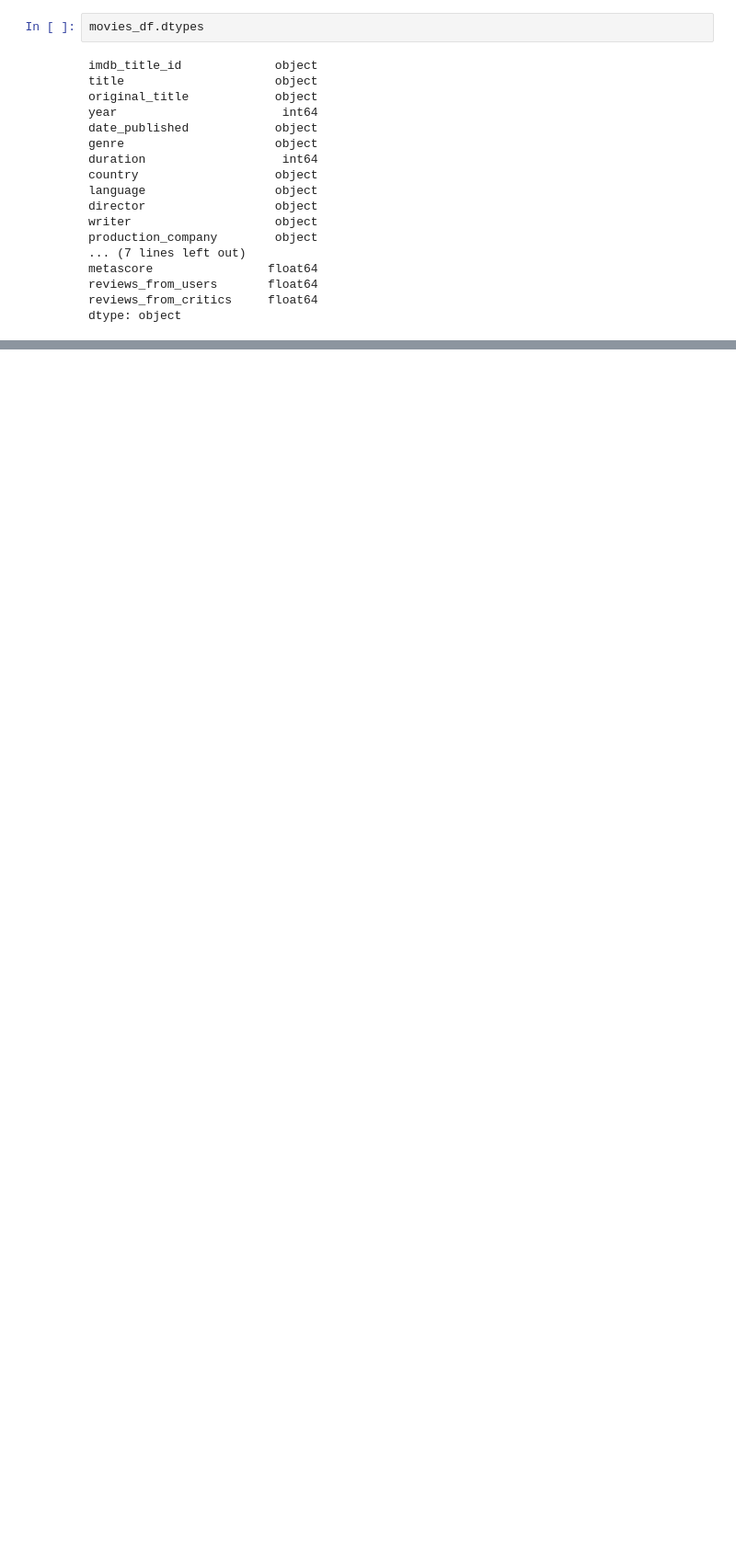
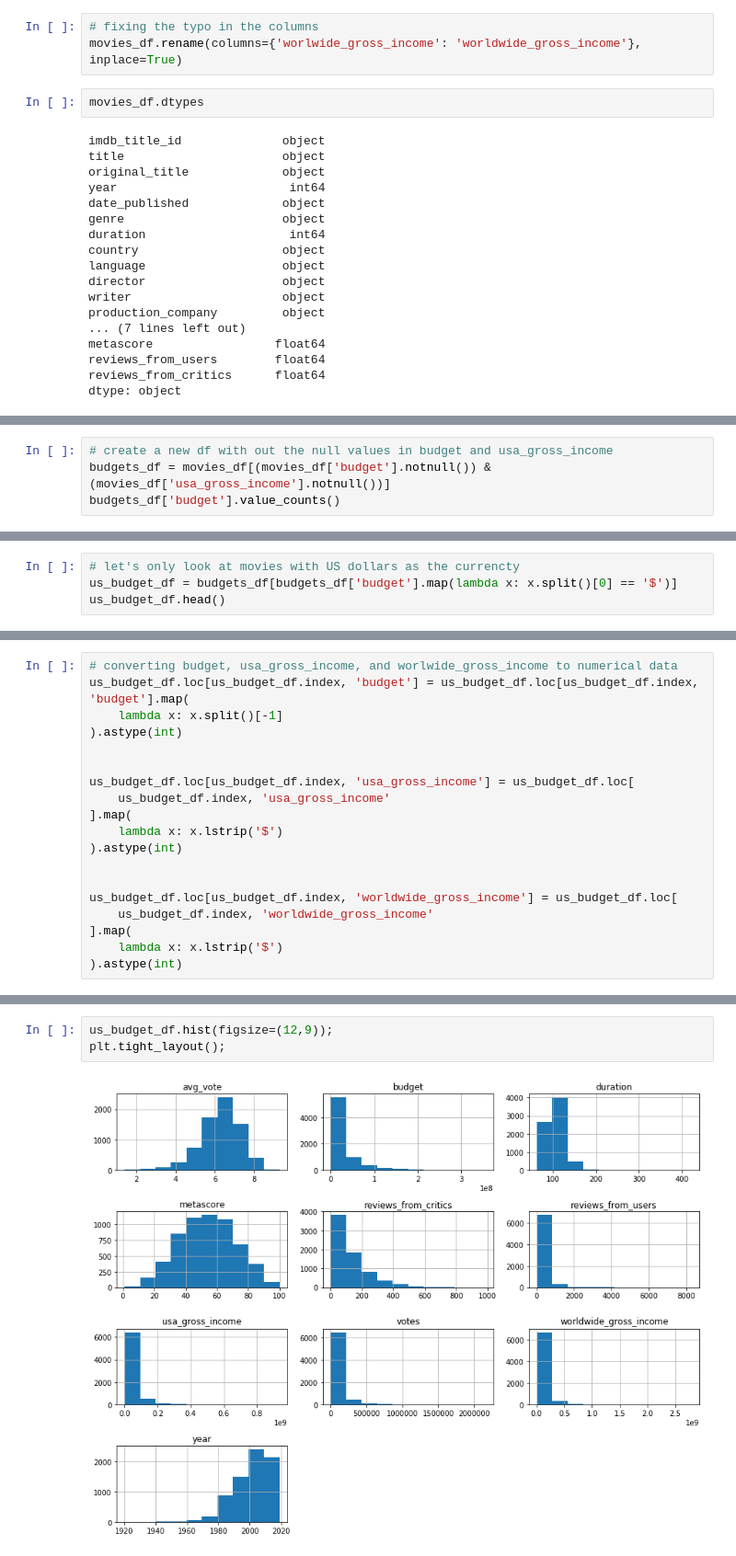
Before and after one commit to CreightonAshton/Scratchwork, a Jupyter notebook: Code/Movies/movies-scratch-work .ipynb, the cells around one changed output, grey strips where cells are left out. Shown at 92% size. Saved outputs shown, nothing was run; the diff lists cells and outputs as text; blank space fills up the shorter version.

Commit message:
movie cleaning

```diff
--- a/Code/Movies/movies-scratch-work .ipynb
+++ b/Code/Movies/movies-scratch-work .ipynb
@@ -90,6 +92,9 @@ metascore                0.843466
 reviews_from_users       0.087077
 reviews_from_critics     0.135186
 dtype: float64
+# %%
+# fixing the typo in the columns
+movies_df.rename(columns={'worlwide_gross_income': 'worldwide_gross_income'}, inplace=True)
 # %%
 movies_df.dtypes
 # %% [output]
@@ -142,0 +118,4 @@ Name: budget, Length: 81273, dtype: object
+# %%
+# create a new df with out the null values in budget and usa_gross_income
+budgets_df = movies_df[(movies_df['budget'].notnull()) & (movies_df['usa_gross_income'].notnull())]
+budgets_df['budget'].value_counts()
@@ -142,0 +159,4 @@ Name: budget, Length: 81273, dtype: object
+# %%
+# let's only look at movies with US dollars as the currencty
+us_budget_df = budgets_df[budgets_df['budget'].map(lambda x: x.split()[0] == '$')]
+us_budget_df.head()
@@ -142,0 +171,19 @@ Name: budget, Length: 81273, dtype: object
+# %%
+# converting budget, usa_gross_income, and worlwide_gross_income to numerical data
+us_budget_df.loc[us_budget_df.index, 'budget'] = us_budget_df.loc[us_budget_df.index, 'budget'].map(
+    lambda x: x.split()[-1]
+).astype(int)
+
+
+us_budget_df.loc[us_budget_df.index, 'usa_gross_income'] = us_budget_df.loc[
+    us_budget_df.index, 'usa_gross_income'
+].map(
+    lambda x: x.lstrip('$')
+).astype(int)
+
+
+us_budget_df.loc[us_budget_df.index, 'worldwide_gross_income'] = us_budget_df.loc[
+    us_budget_df.index, 'worldwide_gross_income'
+].map(
+    lambda x: x.lstrip('$')
+).astype(int)
@@ -142,0 +231,5 @@ Name: budget, Length: 81273, dtype: object
+# %%
+us_budget_df.hist(figsize=(12,9));
+plt.tight_layout();
+# %% [output]
+[figure, added]
```
Also changed, not shown: parts of 12 cells of this notebook.
